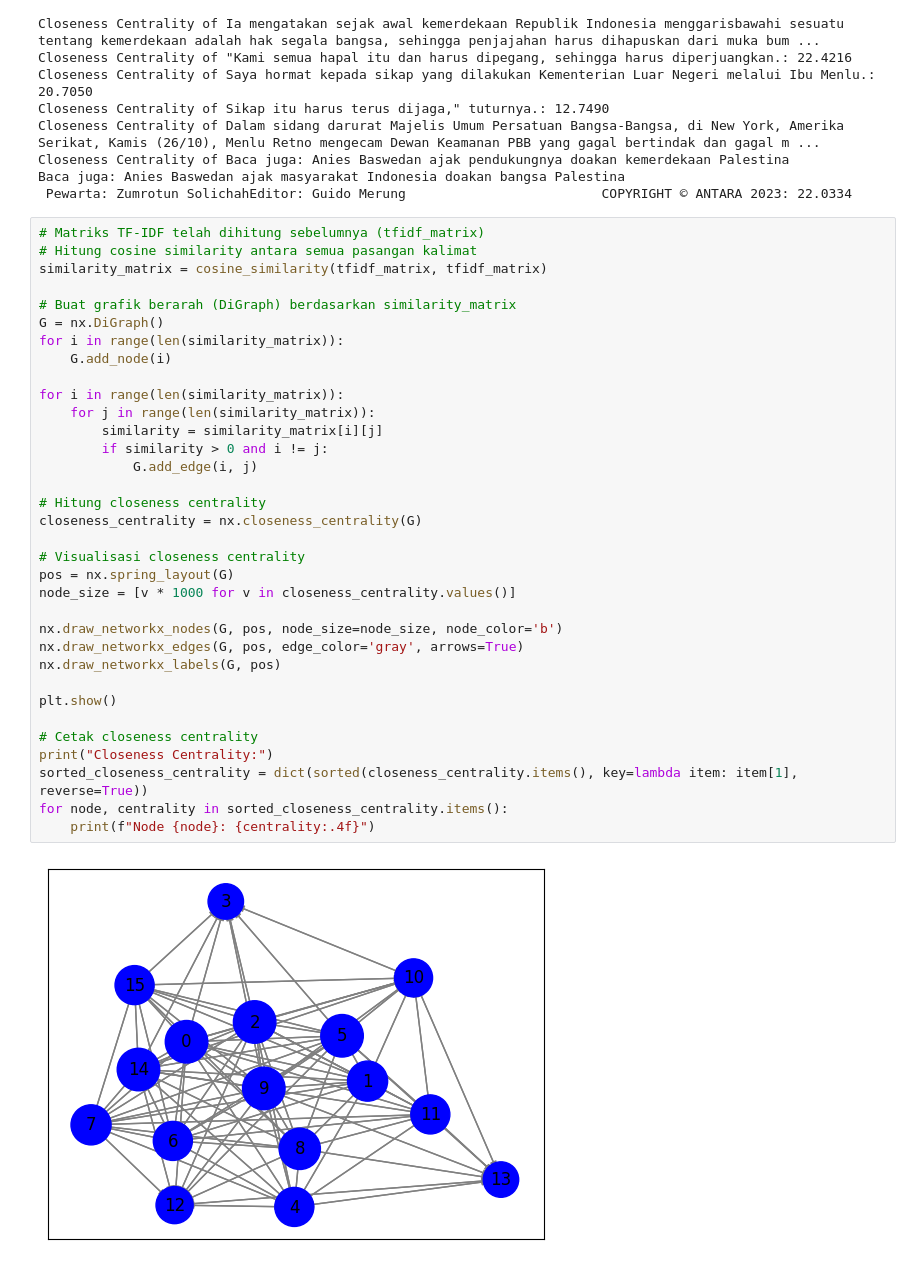
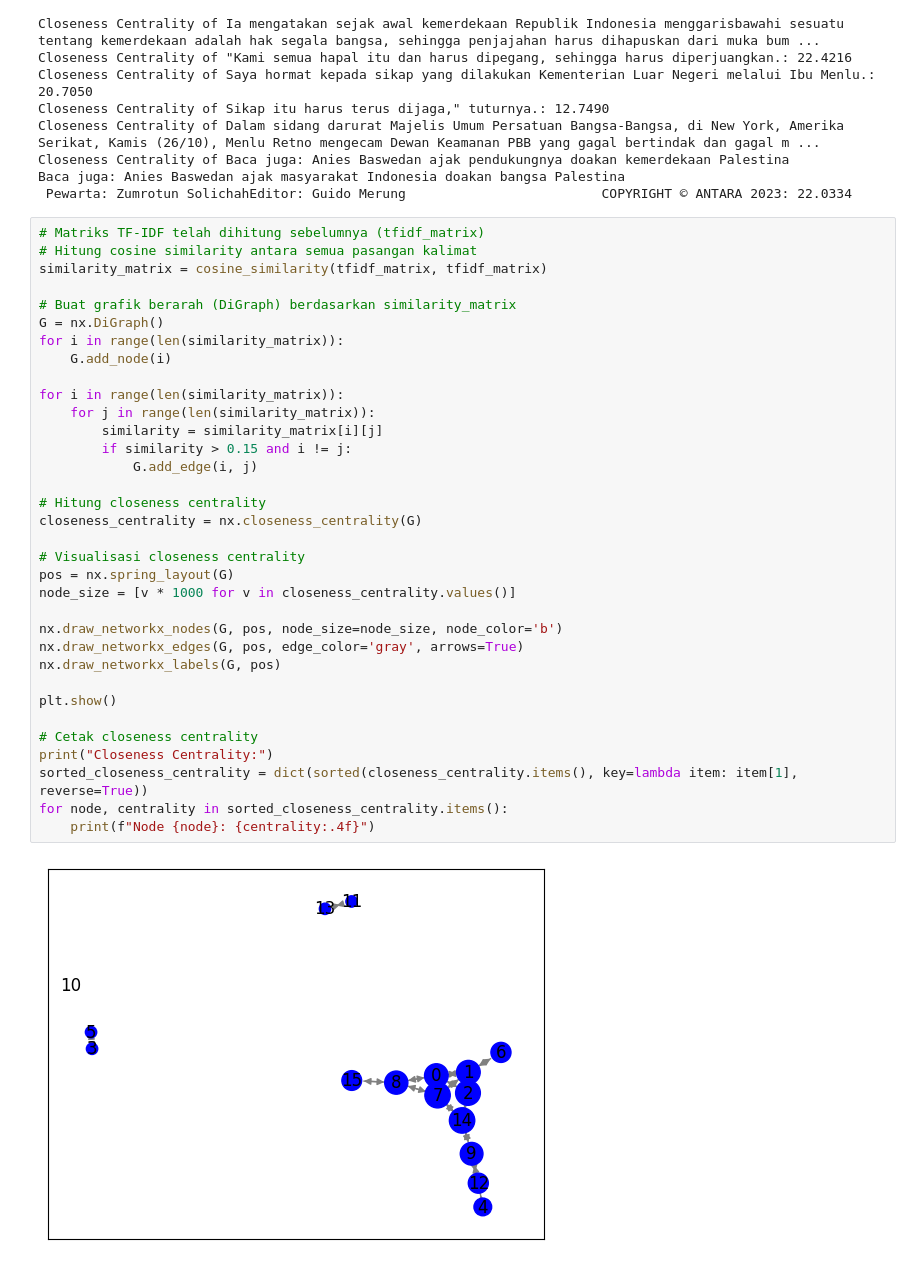
Before and after one commit to fanky018/PPW, a Jupyter notebook: _sources/Ekstrak Kalimat.ipynb, the cells around one changed output. Saved outputs shown, nothing was run; the diff lists cells and outputs as text.

```diff
--- a/_sources/Ekstrak Kalimat.ipynb
+++ b/_sources/Ekstrak Kalimat.ipynb
@@ -249,33 +255,33 @@ similarity_matrix = cosine_similarity(tfidf_matrix, tfidf_matrix)
 
 # Buat grafik berarah (DiGraph) berdasarkan similarity_matrix
 G = nx.DiGraph()
 for i in range(len(similarity_matrix)):
     G.add_node(i)
 
 for i in range(len(similarity_matrix)):
     for j in range(len(similarity_matrix)):
         similarity = similarity_matrix[i][j]
-        if similarity > 0 and i != j:
+        if similarity > 0.15 and i != j:
             G.add_edge(i, j)
 
 # Hitung closeness centrality
 closeness_centrality = nx.closeness_centrality(G)
 
 # Visualisasi closeness centrality
 pos = nx.spring_layout(G)
 node_size = [v * 1000 for v in closeness_centrality.values()]
 
 nx.draw_networkx_nodes(G, pos, node_size=node_size, node_color='b')
 nx.draw_networkx_edges(G, pos, edge_color='gray', arrows=True)
 nx.draw_networkx_labels(G, pos)
 
 plt.show()
 
 # Cetak closeness centrality
 print("Closeness Centrality:")
 sorted_closeness_centrality = dict(sorted(closeness_centrality.items(), key=lambda item: item[1], reverse=True))
 for node, centrality in sorted_closeness_centrality.items():
     print(f"Node {node}: {centrality:.4f}")
 # %% [output]
-[figure, old version]
+[figure, new version]
 Closeness Centrality:
```
Also changed, not shown: parts of 9 cells of this notebook, 16 other files.
